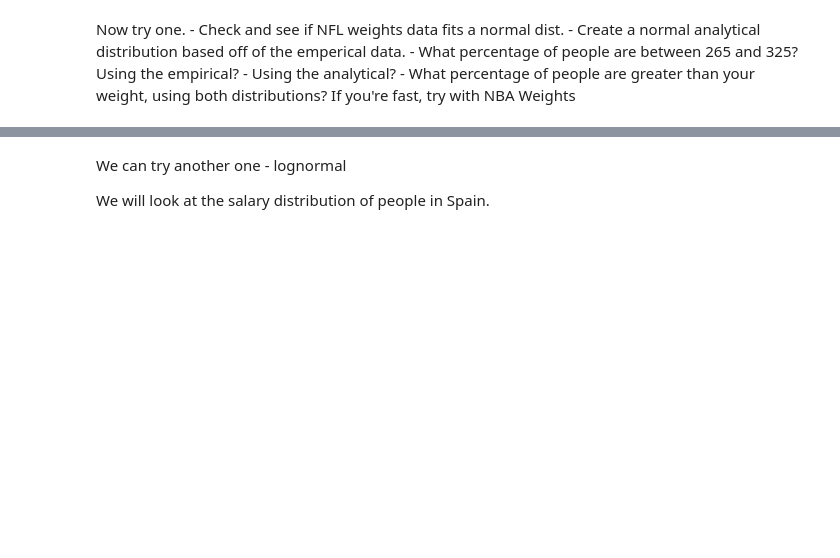
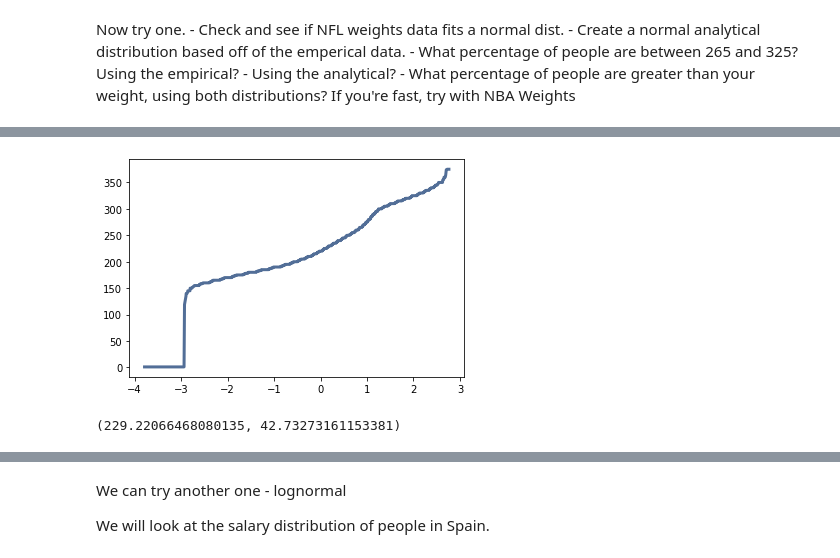
Before and after one commit to ymastan/BasicClassExamples, a Jupyter notebook: 007_Analytical_Dist.ipynb, the cells around one changed output, grey strips where cells are left out. Drawn from its saved outputs; the diff is of its cells as text; code cells hidden in the pictures; blank space fills up the shorter version.

```diff
--- a/007_Analytical_Dist.ipynb
+++ b/007_Analytical_Dist.ipynb
@@ -89,0 +161,6 @@ If you're fast, try with NBA Weights
+# %%
+#Create probability plot
+thinkplot.clf
+thinkstats2.NormalProbabilityPlot(nfl)
+# %% [output]
+[figure, added]
@@ -89,0 +181,11 @@ If you're fast, try with NBA Weights
+# %%
+#Make analytic distribution
+
+muNFL = nfl.mean()
+sigmaNFL = nfl.std()
+
+nflDist = scipy.stats.norm(muNFL,sigmaNFL)
+
+muNFL, sigmaNFL
+# %% [output]
+(229.22066468080135, 42.73273161153381)
```
Also changed, not shown: parts of 38 cells of this notebook, 1 other file.
